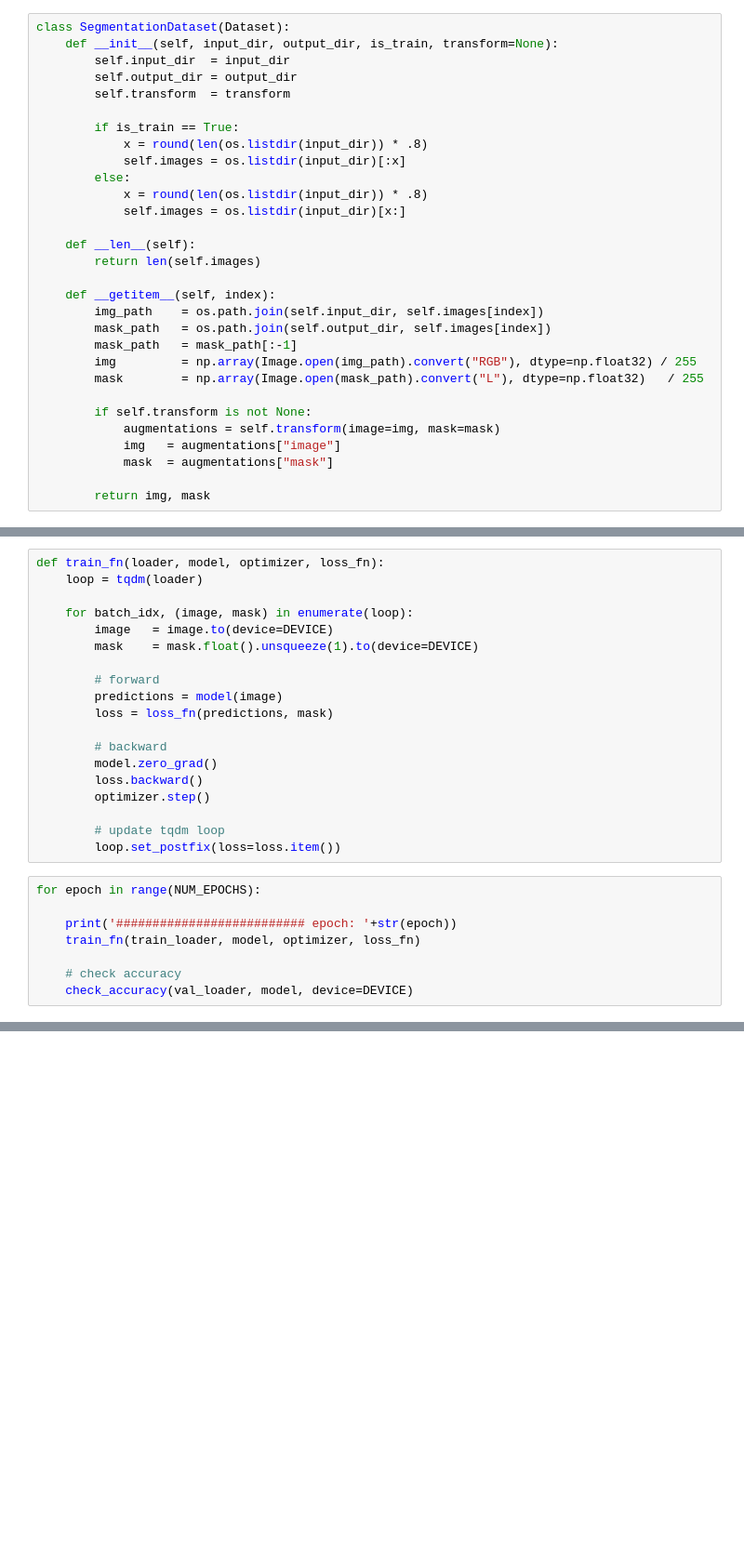
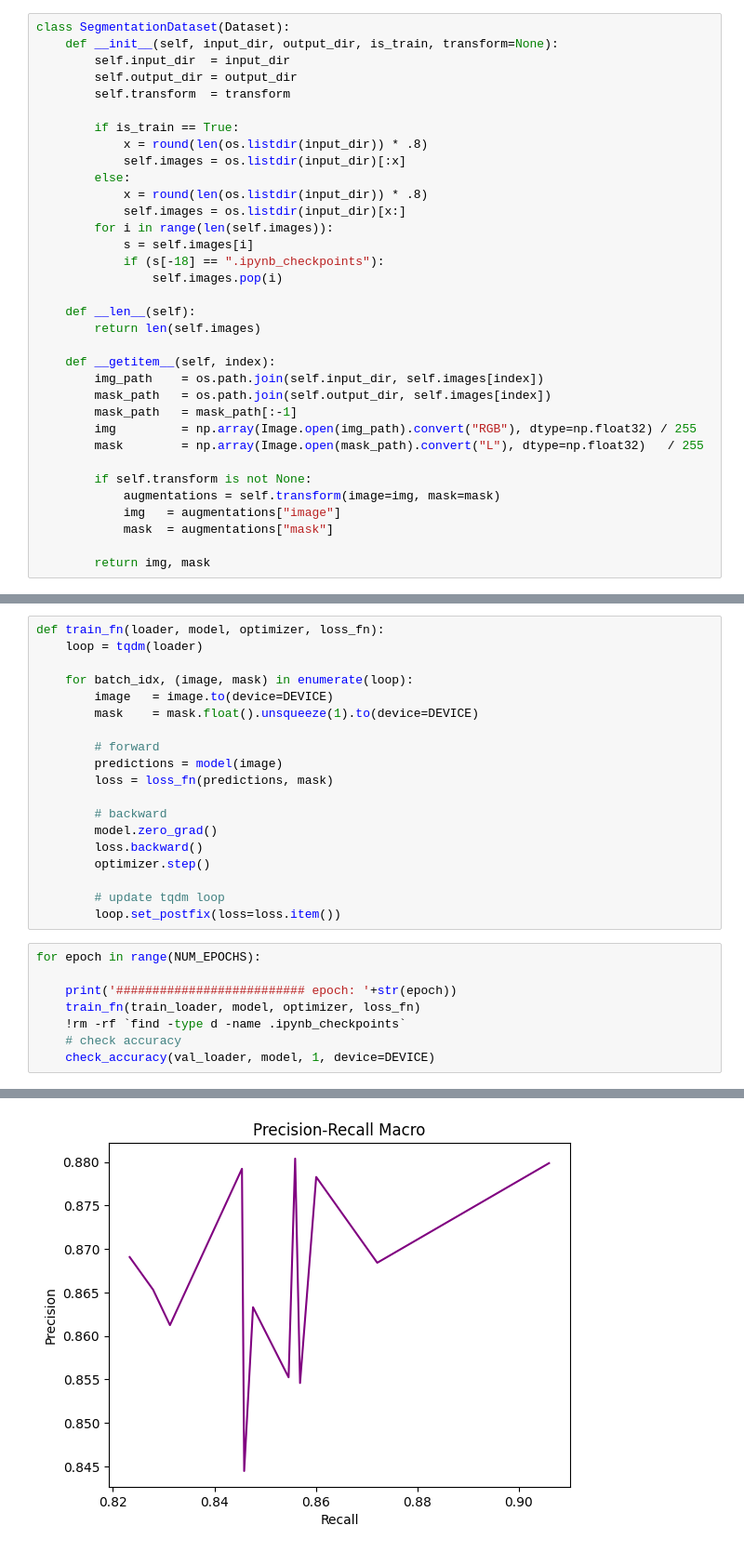
Before and after one commit to N0ad/AI_Task2, a Jupyter notebook: unet-Copy1.ipynb, the cells around one changed output, grey strips where cells are left out. Shown at 93% size. Saved outputs shown, nothing was run; the diff lists cells and outputs as text; blank space fills up the shorter version.

```diff
--- a/unet-Copy1.ipynb
+++ b/unet-Copy1.ipynb
@@ -62,6 +64,10 @@ class SegmentationDataset(Dataset):
         else:
             x = round(len(os.listdir(input_dir)) * .8)
             self.images = os.listdir(input_dir)[x:]
+        for i in range(len(self.images)):
+            s = self.images[i]
+            if (s[-18] == ".ipynb_checkpoints"):
+                self.images.pop(i)
 
     def __len__(self):
         return len(self.images)
@@ -176,10 +231,11 @@ def train_fn(loader, model, optimizer, loss_fn):
 # %%
 for epoch in range(NUM_EPOCHS):
 
     print('########################## epoch: '+str(epoch))
     train_fn(train_loader, model, optimizer, loss_fn)
-
+    !rm -rf `find -type d -name .ipynb_checkpoints`
     # check accuracy
-    check_accuracy(val_loader, model, device=DEVICE)
+    check_accuracy(val_loader, model, 1, device=DEVICE)
 # %% [output]
 ########################## epoch: 0
+[figure, added]
```
Also changed, not shown: parts of 8 cells of this notebook.
